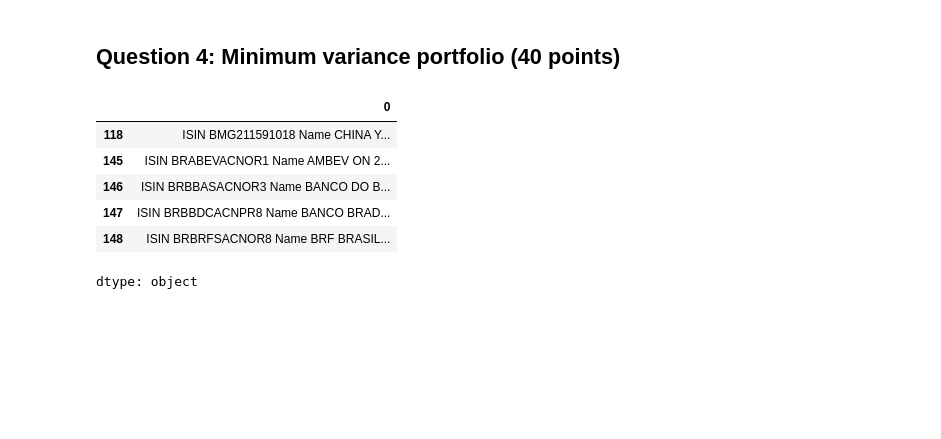
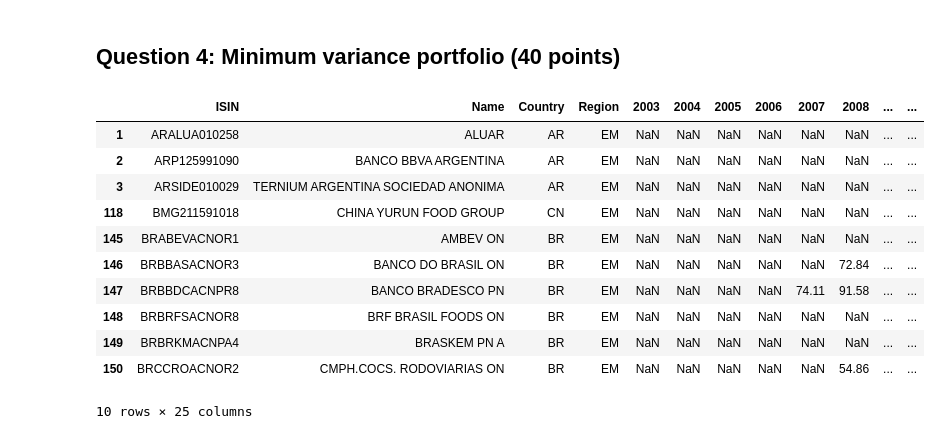
Before and after one commit to linneverh/Sust-Finance, a Jupyter notebook: assignment_1__Q1_finance.ipynb, the cells around one changed output. Drawn from its saved outputs; the diff is of its cells as text; code cells hidden in the pictures; blank space fills up the shorter version.

```diff
--- a/assignment_1__Q1_finance.ipynb
+++ b/assignment_1__Q1_finance.ipynb
@@ -243,7 +243,6 @@ Correlation between Annualized Average Return and Volatility: 0.0561837722531593
 # Merging the data to filter per region
 merged_DS_EScore_Y = pd.merge(DS_EScore_Y, Static, on='ISIN', how='inner')
 merged_DS_EScore_Y = merged_DS_EScore_Y[['ISIN', 'Name', 'Region'] + [col for col in merged_DS_EScore_Y.columns if col not in ['ISIN', 'Name', 'Region', 'NAME']]]
-merged_DS_EScore_Y.head()
 
 #Keeping only the columns between 31/12/03 and 31/12/23
 start_date = pd.to_datetime('2002-12-31')
@@ -253,62 +252,68 @@ end_date = pd.to_datetime('2023-12-31')
 date_columns = [col for col in merged_DS_EScore_Y.columns if col not in ['ISIN', 'Name', 'Country', 'Region'] and start_date <= pd.to_datetime(col, errors='ignore') <= end_date]
 selected_columns = ['ISIN', 'Name', 'Country', 'Region'] + date_columns
 merged_DS_EScore_Y = merged_DS_EScore_Y[selected_columns]
-merged_DS_EScore_Y.head()
+
 
 # Filter on EM countries
 EM_merged_DS_EScore_Y = merged_DS_EScore_Y[merged_DS_EScore_Y['Region'] == 'EM']
+EM_merged_DS_EScore_Y.head(10)
 
 #REPLACING NaN values (old version)
 # Replace NaN values with row means for numerical columns
 #numerical_cols = EM_merged_DS_EScore_Y.select_dtypes(include=np.number).columns
 #EM_merged_DS_EScore_Y[numerical_cols] = EM_merged_DS_EScore_Y[numerical_cols].apply(lambda row: row.fillna(row.mean()), axis=1)
 #EM_merged_DS_EScore_Y['SampleMean'] = EM_merged_DS_EScore_Y[numerical_cols].mean(axis=1)
 #EM_merged_DS_EScore_Y.head()
 
 
 #REPLACING NaN values between 2003 and 2013, following the "sample average" rule from slide 9 of the class
 
 # Select columns for the 2003-2013 sample
-sample_columns = [col for col in EM_merged_DS_EScore_Y.columns if '2003' in col or '2004' in col or '2005' in col or '2006' in col or '2007' in col or '2008' in col or '2009' in col or '2010' in col or '2011' in col or '2012' in col or '2013' in col]
-sample_data = EM_merged_DS_EScore_Y[['ISIN', 'Name'] + sample_columns]
+#sample_columns = [col for col in EM_merged_DS_EScore_Y.columns if '2003' in col or '2004' in col or '2005' in col or '2006' in col or '2007' in col or '2008' in col or '2009' in col or '2010' in col or '2011' in col or '2012' in col or '2013' in col]
+#sample_data = EM_merged_DS_EScore_Y[['ISIN', 'Name'] + sample_columns]
 
 # Function to handle missing values in a row
-def handle_missing_values(row):
+#def handle_missing_values(row):
     # Convert values to numeric, handling errors
-    values = pd.to_numeric(row[sample_columns], errors='coerce').values
-    nan_indices = np.where(np.isnan(values))[0]
+    #values = pd.to_numeric(row[sample_columns], errors='coerce').values
+    #nan_indices = np.where(np.isnan(values))[0]
 
-    if len(nan_indices) == 0:  # No missing values
-        return row
+    #if len(nan_indices) == 0:  # No missing values
+        #return row
 
     # Check for continuous NaN periods at the beginning or end
-    if nan_indices[0] == 0 or nan_indices[-1] == len(values) - 1:
+    #if nan_indices[0] == 0 or nan_indices[-1] == len(values) - 1:
         # Replace continuous NaNs with average of available values
-        available_values = values[~np.isnan(values)]
-        if len(available_values) > 0:
-            row[sample_columns] = np.where(np.isnan(values), np.mean(available_values), values)
-            return row
-        else:
-            return None  # Remove row if no available values for averaging
+        #available_values = values[~np.isnan(values)]
+        #if len(available_values) > 0:
+            #row[sample_columns] = np.where(np.isnan(values), np.mean(available_values), values)
+            #return row
+        #else:
+            #return None  # Remove row if no available values for averaging
     # Check for isolated NaNs
-    else:
-        for i in nan_indices:
-            if i > 0 and i < len(values) - 1:
+    #else:
+        #for i in nan_indices:
+            #if i > 0 and i < len(values) - 1:
                 # Replace isolated NaNs with average of previous and next values
-                row[sample_columns[i]] = np.mean([values[i - 1], values[i + 1]])
-        return row
+                #row[sample_columns[i]] = np.mean([values[i - 1], values[i + 1]])
+        #return row
 
-    return None  # Remove row if none of the above conditions are met
+    #return None  # Remove row if none of the above conditions are met
 
 # Apply the function to each row and remove rows that returned None
-sample_data = sample_data.apply(handle_missing_values, axis=1).dropna()
-sample_data.head()
+#sample_data = sample_data.apply(handle_missing_values, axis=1).dropna()
+#sample_data.head()
 #EM_merged_DS_EScore_Y.head()
 # %% [output]
-|  | 0 |
-| 118 | ISIN BMG211591018 Name CHINA Y... |
-| 145 | ISIN BRABEVACNOR1 Name AMBEV ON 2... |
-| 146 | ISIN BRBBASACNOR3 Name BANCO DO B... |
-| 147 | ISIN BRBBDCACNPR8 Name BANCO BRAD... |
-| 148 | ISIN BRBRFSACNOR8 Name BRF BRASIL... |
+|  | ISIN | Name | Country | Region | 2003 | 2004 | 2005 | 2006 | 2007 | 2008 | ... | ... |
+| 1 | ARALUA010258 | ALUAR | AR | EM | NaN | NaN | NaN | NaN | NaN | NaN | ... | ... |
+| 2 | ARP125991090 | BANCO BBVA ARGENTINA | AR | EM | NaN | NaN | NaN | NaN | NaN | NaN | ... | ... |
+| 3 | ARSIDE010029 | TERNIUM ARGENTINA SOCIEDAD ANONIMA | AR | EM | NaN | NaN | NaN | NaN | NaN | NaN | ... | ... |
+| 118 | BMG211591018 | CHINA YURUN FOOD GROUP | CN | EM | NaN | NaN | NaN | NaN | NaN | NaN | ... | ... |
+| 145 | BRABEVACNOR1 | AMBEV ON | BR | EM | NaN | NaN | NaN | NaN | NaN | NaN | ... | ... |
+| 146 | BRBBASACNOR3 | BANCO DO BRASIL ON | BR | EM | NaN | NaN | NaN | NaN | NaN | 72.84 | ... | ... |
+| 147 | BRBBDCACNPR8 | BANCO BRADESCO PN | BR | EM | NaN | NaN | NaN | NaN | 74.11 | 91.58 | ... | ... |
+| 148 | BRBRFSACNOR8 | BRF BRASIL FOODS ON | BR | EM | NaN | NaN | NaN | NaN | NaN | NaN | ... | ... |
+| 149 | BRBRKMACNPA4 | BRASKEM PN A | BR | EM | NaN | NaN | NaN | NaN | NaN | NaN | ... | ... |
+| 150 | BRCCROACNOR2 | CMPH.COCS. RODOVIARIAS ON | BR | EM | NaN | NaN | NaN | NaN | NaN | 54.86 | ... | ... |
-dtype: object
+10 rows × 25 columns
```
